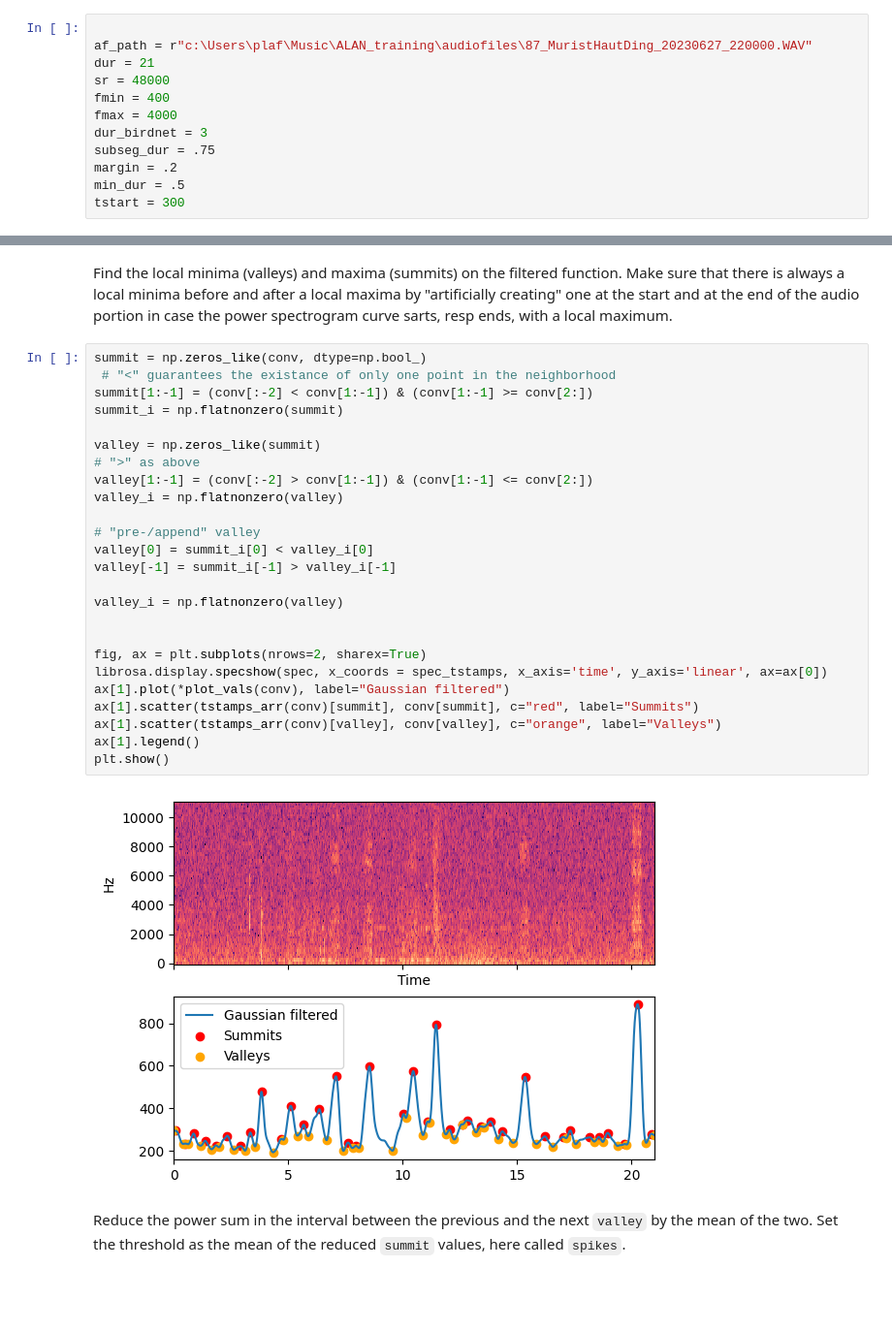
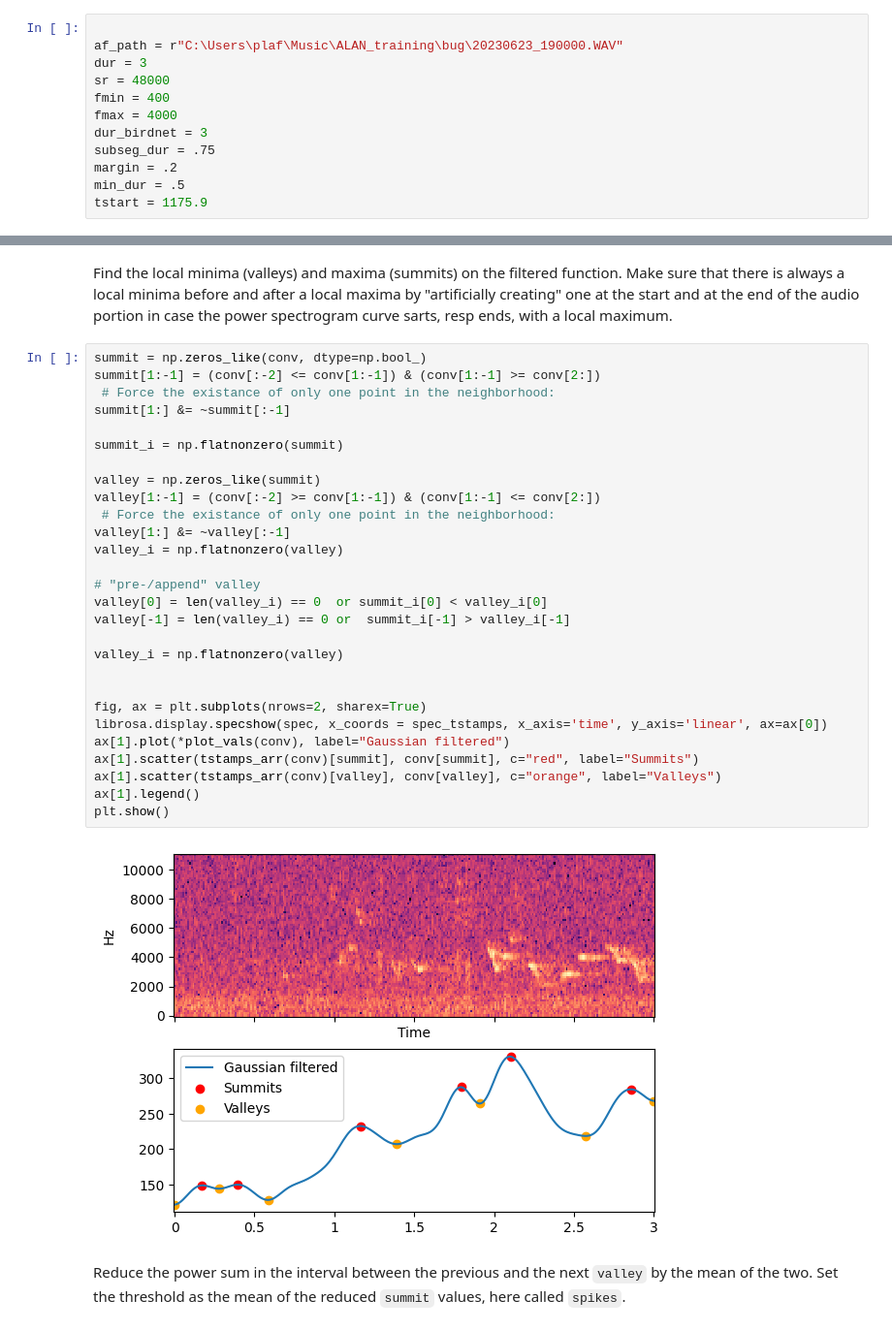
Before and after one commit to plaf2000/tytalb, a Jupyter notebook: analyze_subchunks.ipynb, the cells around one changed output, grey strips where cells are left out. Shown: that part at 97% size. Cells and saved outputs as stored; diff of their text form; blank space fills up the shorter version.

Commit message:
Fixed summits and valleys shape mismatch.

```diff
--- a/analyze_subchunks.ipynb
+++ b/analyze_subchunks.ipynb
@@ -26,8 +26,8 @@ Meta model loaded.
 Some manually defined variables
 # %%
 
-af_path = r"c:\Users\plaf\Music\ALAN_training\audiofiles\87_MuristHautDing_20230627_220000.WAV"
-dur = 21
+af_path = r"C:\Users\plaf\Music\ALAN_training\bug\20230623_190000.WAV"
+dur = 3
 sr = 48000
 fmin = 400
 fmax = 4000
@@ -35,7 +35,7 @@ dur_birdnet = 3
 subseg_dur = .75
 margin = .2
 min_dur = .5
-tstart = 300
+tstart = 1175.9
 # %% [markdown]
 Load samples and compute the power spectrogram.
 Get the power in time by summing each column of the spectrogram.
@@ -82,31 +82,34 @@ plt.show()
 Find the local minima (valleys) and maxima (summits) on the filtered function.  Make sure that there is always a local minima before and after a local maxima by "artificially creating" one at the start and at the end of the audio portion in case the power spectrogram curve sarts, resp ends, with a local maximum.
 # %%
 summit = np.zeros_like(conv, dtype=np.bool_)
- # "<" guarantees the existance of only one point in the neighborhood
-summit[1:-1] = (conv[:-2] < conv[1:-1]) & (conv[1:-1] >= conv[2:])
+summit[1:-1] = (conv[:-2] <= conv[1:-1]) & (conv[1:-1] >= conv[2:])
+ # Force the existance of only one point in the neighborhood:
+summit[1:] &= ~summit[:-1]
+
 summit_i = np.flatnonzero(summit)
 
 valley = np.zeros_like(summit)
-# ">" as above
-valley[1:-1] = (conv[:-2] > conv[1:-1]) & (conv[1:-1] <= conv[2:])
+valley[1:-1] = (conv[:-2] >= conv[1:-1]) & (conv[1:-1] <= conv[2:])
+ # Force the existance of only one point in the neighborhood:
+valley[1:] &= ~valley[:-1]
 valley_i = np.flatnonzero(valley)
 
 # "pre-/append" valley
-valley[0] = summit_i[0] < valley_i[0]
-valley[-1] = summit_i[-1] > valley_i[-1]
+valley[0] = len(valley_i) == 0  or summit_i[0] < valley_i[0]
+valley[-1] = len(valley_i) == 0 or  summit_i[-1] > valley_i[-1]
 
 valley_i = np.flatnonzero(valley)
 
 
 fig, ax = plt.subplots(nrows=2, sharex=True)
 librosa.display.specshow(spec, x_coords = spec_tstamps, x_axis='time', y_axis='linear', ax=ax[0])
 ax[1].plot(*plot_vals(conv), label="Gaussian filtered")
 ax[1].scatter(tstamps_arr(conv)[summit], conv[summit], c="red", label="Summits")
 ax[1].scatter(tstamps_arr(conv)[valley], conv[valley], c="orange", label="Valleys")
 ax[1].legend()
 plt.show()
 # %% [output]
-[figure, old version]
+[figure, new version]
 # %% [markdown]
 Reduce the power sum in the interval between the previous and the next `valley` by the mean of the two. Set the threshold as the mean of the reduced `summit` values, here called `spikes`.
 # %%
```
Also changed, not shown: parts of 4 cells of this notebook, 2 other files.
